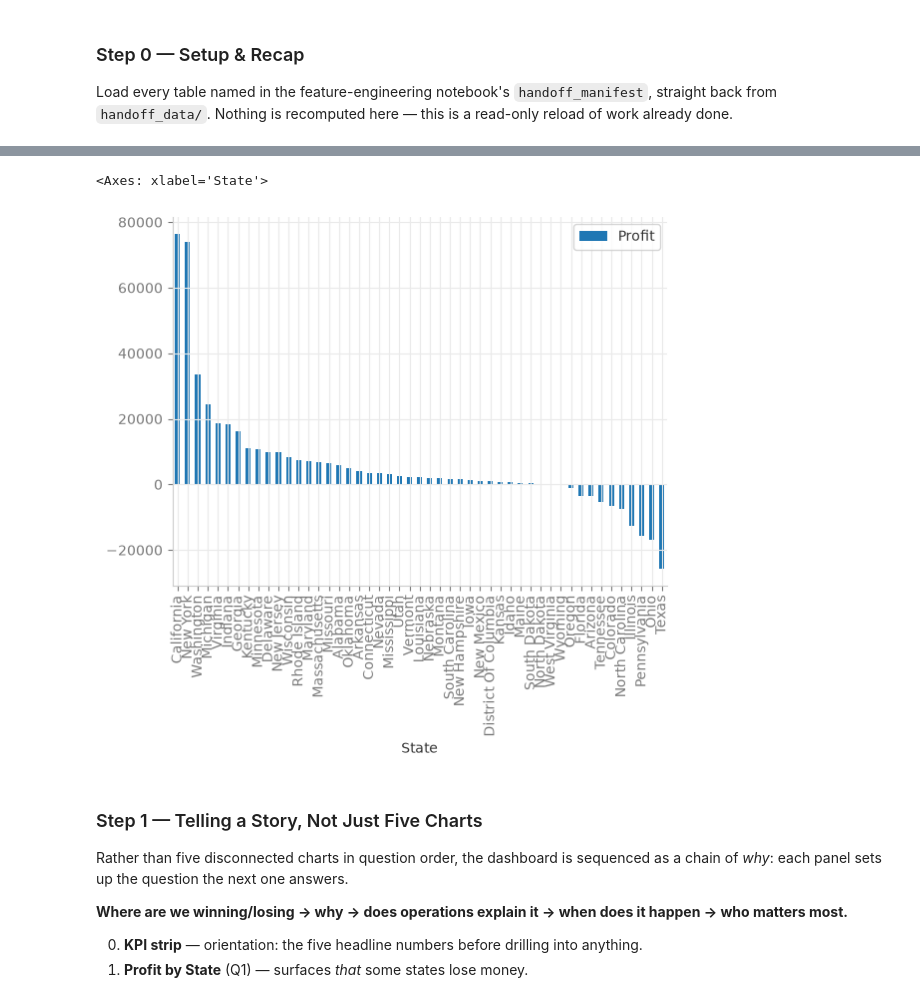
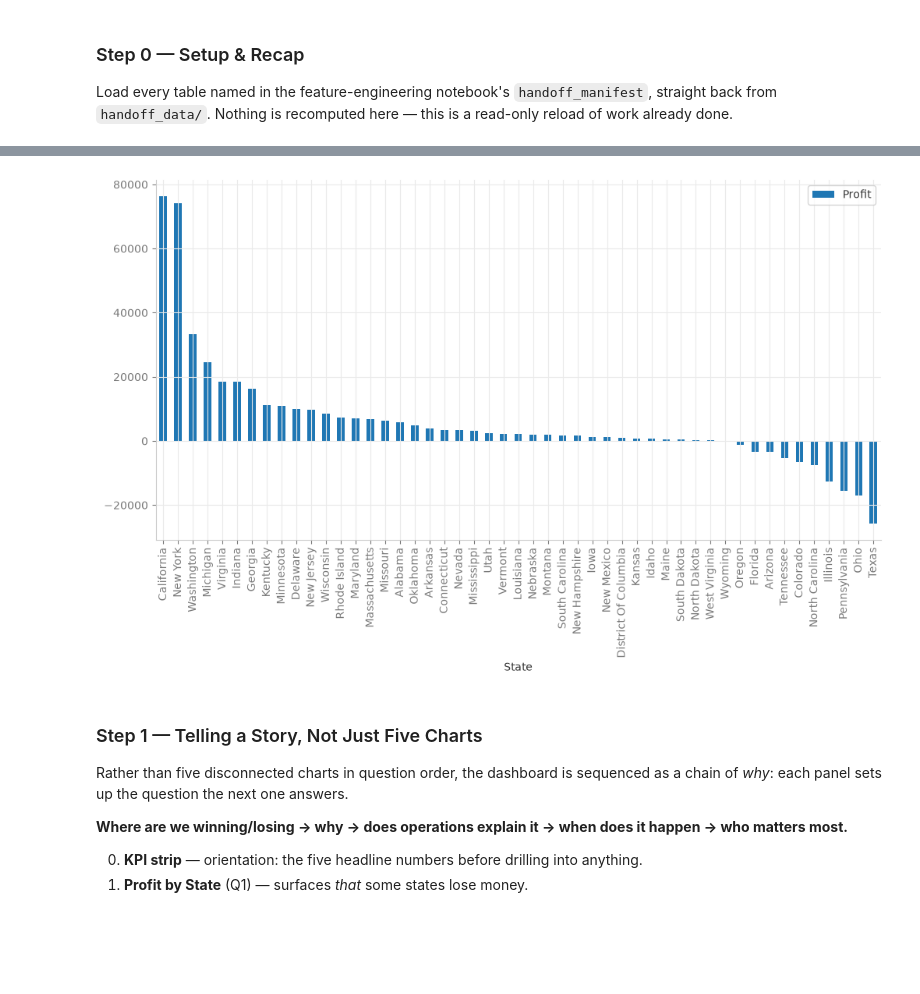
Before and after one commit to wmouhammed2016/data_exploring_cleaning, a Jupyter notebook: visualization_dashboard.ipynb, the cells around one changed output, grey strips where cells are left out. Cells and saved outputs as stored; diff of their text form; code cells hidden in the pictures; blank space fills up the shorter version.

```diff
--- a/visualization_dashboard.ipynb
+++ b/visualization_dashboard.ipynb
@@ -50,8 +50,8 @@ state_profit = pd.read_csv("handoff_data/state_profit.csv", index_col="State")
 # turn that row's index into NaN on reload.
 discount_profit = pd.read_csv("handoff_data/discount_profit.csv", index_col="Discount Bucket", keep_default_na=False).squeeze("columns")
 # %%
-state_profit.plot(kind='bar')
+state_profit.plot(kind='bar', figsize=(12,6))
+plt.show()
 # %% [output]
-<Axes: xlabel='State'>
-[figure, old version]
+[figure, new version]
 # %%
```
Also changed, not shown: parts of 6 cells of this notebook.
